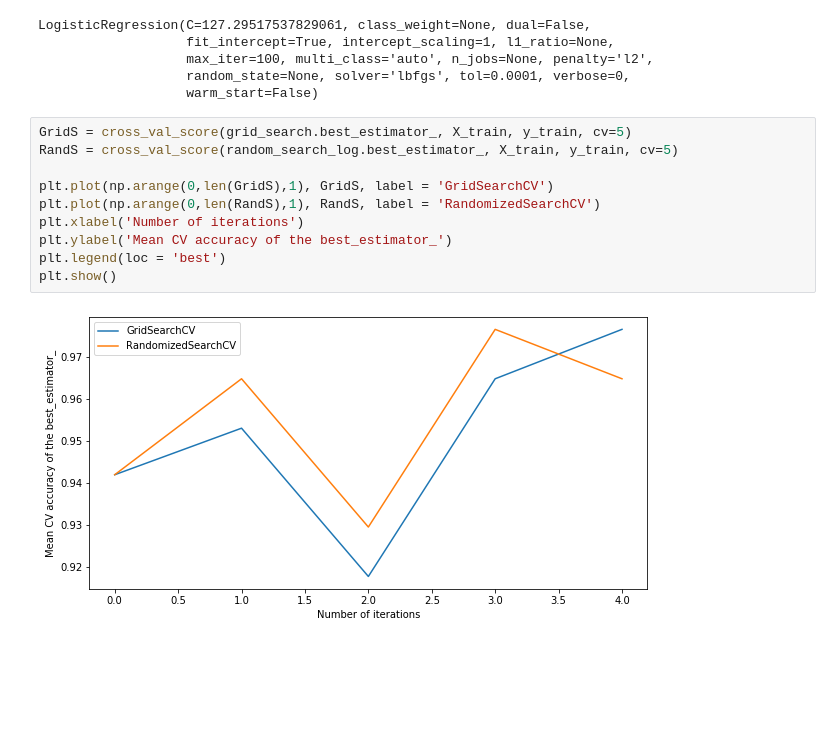
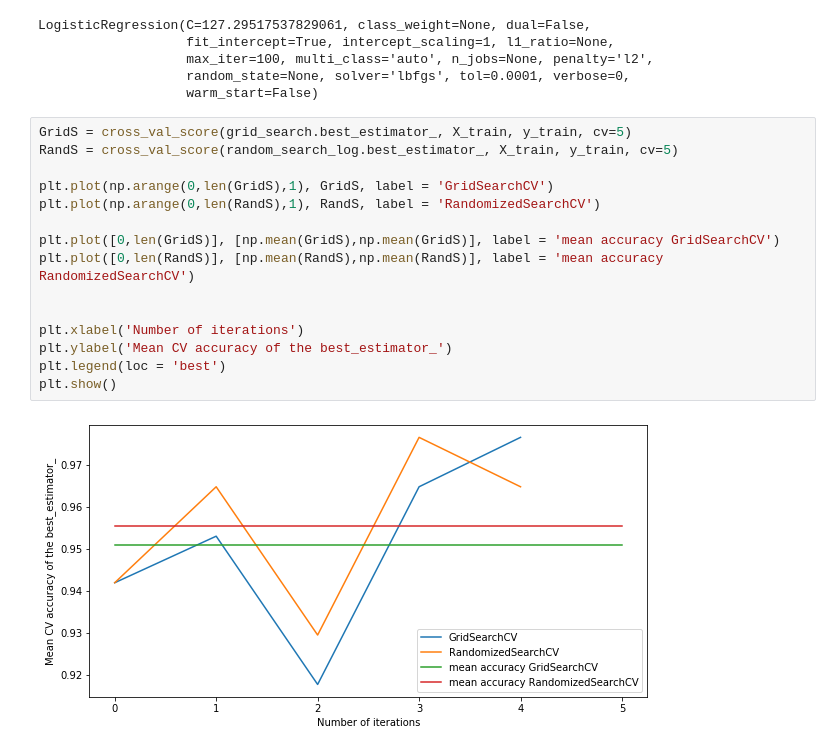
Before and after one commit to KarrieH/Breast_Can-er_training_ScikitLearn, a Jupyter notebook: GridSearch_tunning.ipynb, the cells around one changed output. Drawn from its saved outputs; the diff is of its cells as text; blank space fills up the shorter version.

```diff
--- a/GridSearch_tunning.ipynb
+++ b/GridSearch_tunning.ipynb
@@ -157,12 +168,17 @@ LogisticRegression(C=127.29517537829061, class_weight=None, dual=False,
 # %%
 GridS = cross_val_score(grid_search.best_estimator_, X_train, y_train, cv=5)
 RandS = cross_val_score(random_search_log.best_estimator_, X_train, y_train, cv=5)
 
 plt.plot(np.arange(0,len(GridS),1), GridS, label = 'GridSearchCV')
 plt.plot(np.arange(0,len(RandS),1), RandS, label = 'RandomizedSearchCV')
+
+plt.plot([0,len(GridS)], [np.mean(GridS),np.mean(GridS)], label = 'mean accuracy GridSearchCV')
+plt.plot([0,len(RandS)], [np.mean(RandS),np.mean(RandS)], label = 'mean accuracy RandomizedSearchCV')
+
+
 plt.xlabel('Number of iterations')
 plt.ylabel('Mean CV accuracy of the best_estimator_')
 plt.legend(loc = 'best')
 plt.show()
 # %% [output]
-[figure, old version]
+[figure, new version]
```
Also changed, not shown: parts of 17 cells of this notebook.
